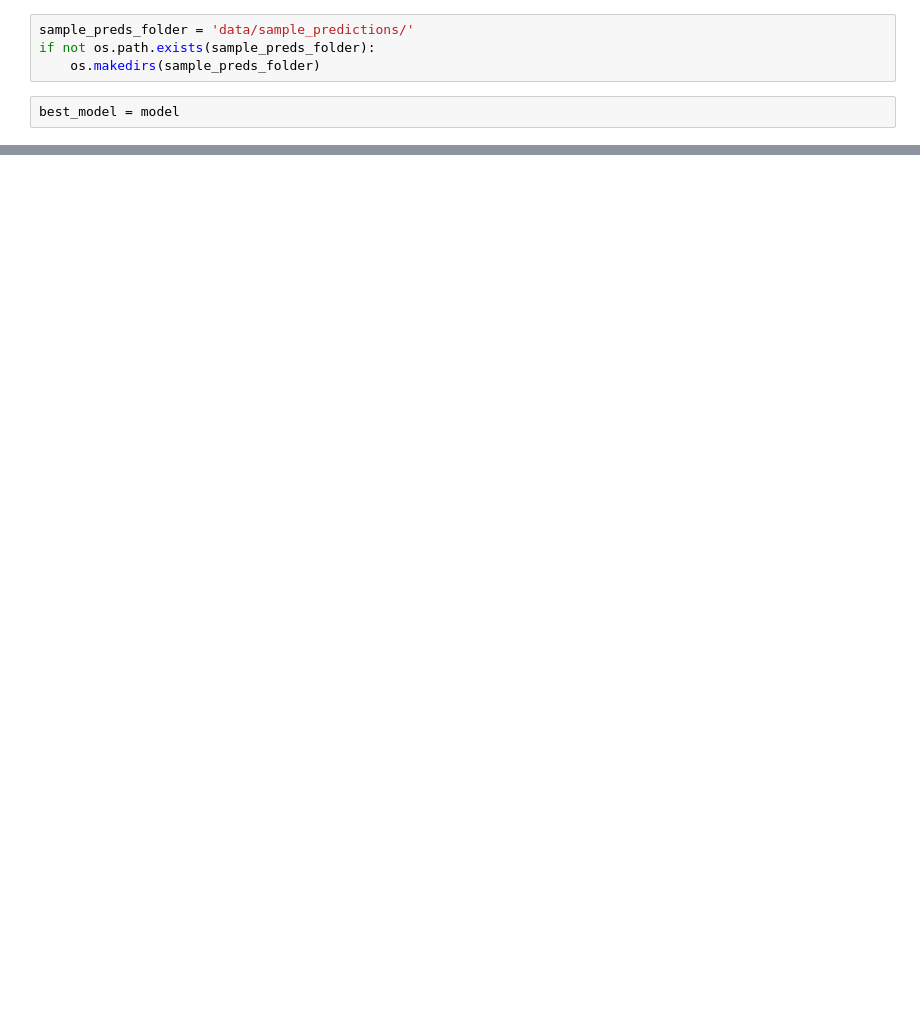
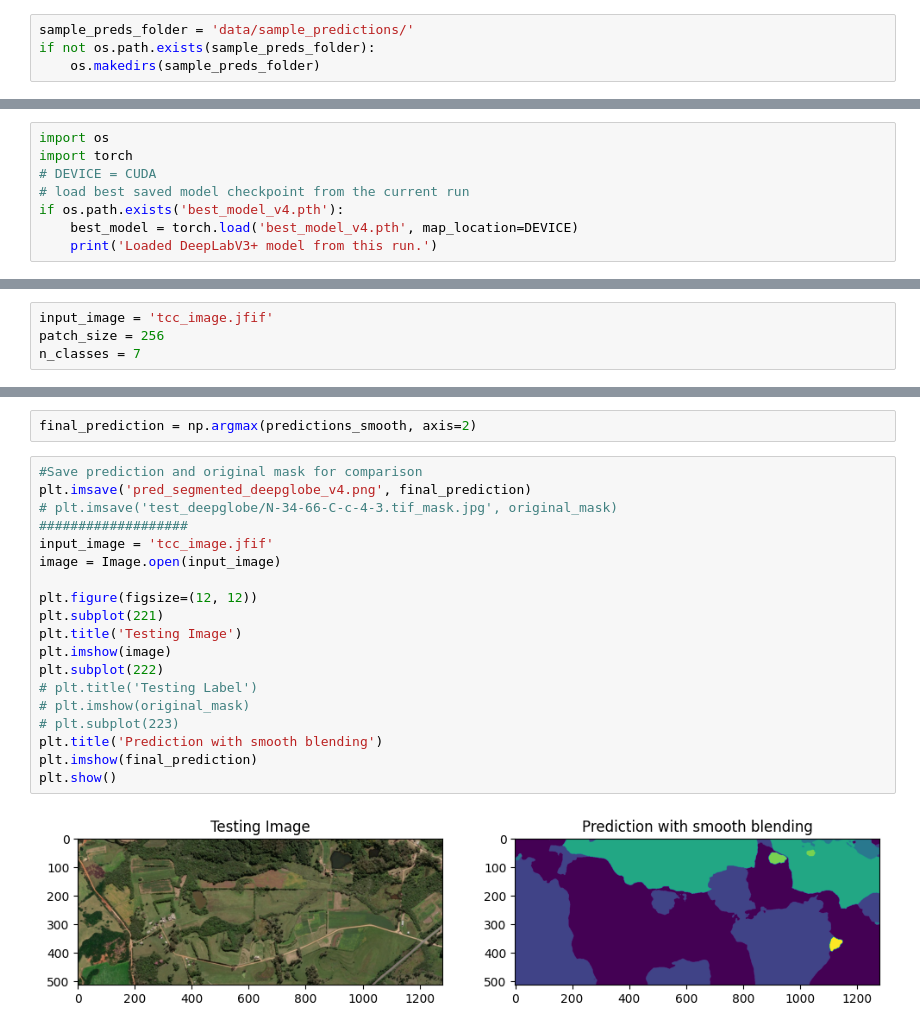
Before and after one commit to lcsferreira/landcover-semantic-segmentation, a Jupyter notebook: kaggle.ipynb, the cells around one changed output, grey strips where cells are left out. Saved outputs shown, nothing was run; the diff lists cells and outputs as text; blank space fills up the shorter version.

Commit message:
feat: add code of best trianing

```diff
--- a/kaggle.ipynb
+++ b/kaggle.ipynb
@@ -399,8 +447,6 @@ visualize(
 sample_preds_folder = 'data/sample_predictions/'
 if not os.path.exists(sample_preds_folder):
     os.makedirs(sample_preds_folder)
-# %%
-best_model = model
 # %%
 for idx in range(len(test_dataset)):
 
@@ -467,0 +532,8 @@ plt.show()
+# %%
+import os
+import torch
+# DEVICE = CUDA
+# load best saved model checkpoint from the current run
+if os.path.exists('best_model_v4.pth'):
+    best_model = torch.load('best_model_v4.pth', map_location=DEVICE)
+    print('Loaded DeepLabV3+ model from this run.')
@@ -467,0 +584,4 @@ plt.show()
+# %%
+input_image = 'tcc_image.jfif'
+patch_size = 256
+n_classes = 7
@@ -467,0 +629,23 @@ plt.show()
+# %%
+final_prediction = np.argmax(predictions_smooth, axis=2)
+# %%
+#Save prediction and original mask for comparison
+plt.imsave('pred_segmented_deepglobe_v4.png', final_prediction)
+# plt.imsave('test_deepglobe/N-34-66-C-c-4-3.tif_mask.jpg', original_mask)
+###################
+input_image = 'tcc_image.jfif'
+image = Image.open(input_image)
+
+plt.figure(figsize=(12, 12))
+plt.subplot(221)
+plt.title('Testing Image')
+plt.imshow(image)
+plt.subplot(222)
+# plt.title('Testing Label')
+# plt.imshow(original_mask)
+# plt.subplot(223)
+plt.title('Prediction with smooth blending')
+plt.imshow(final_prediction)
+plt.show()
+# %% [output]
+[figure, added]
```
Also changed, not shown: parts of 27 cells of this notebook.
